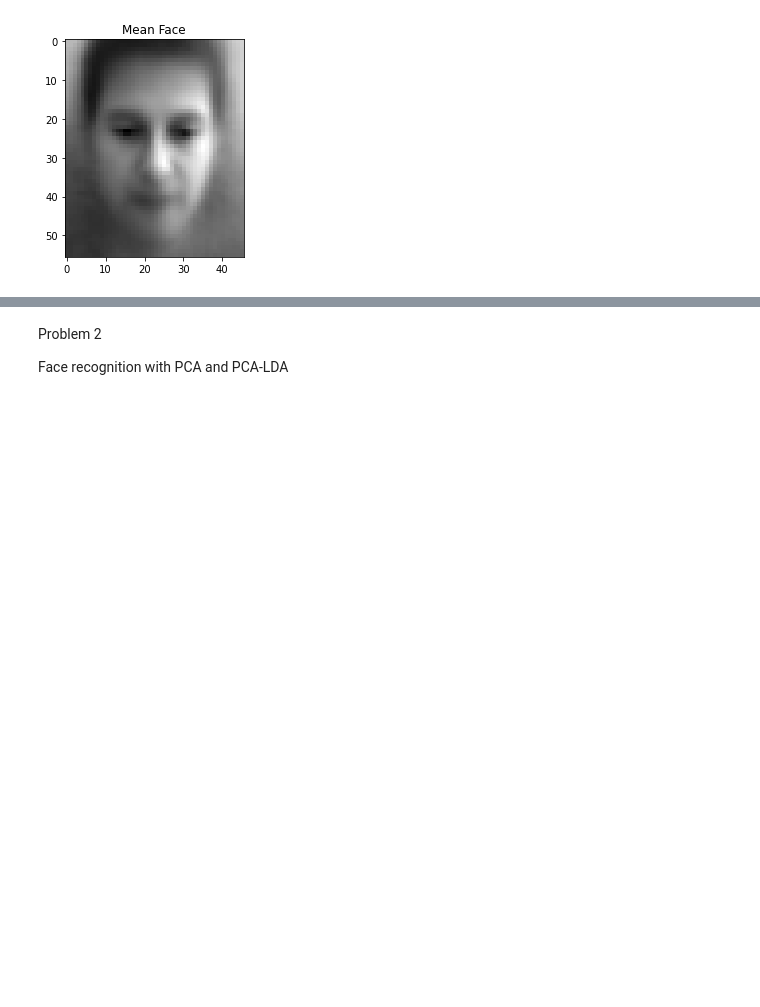
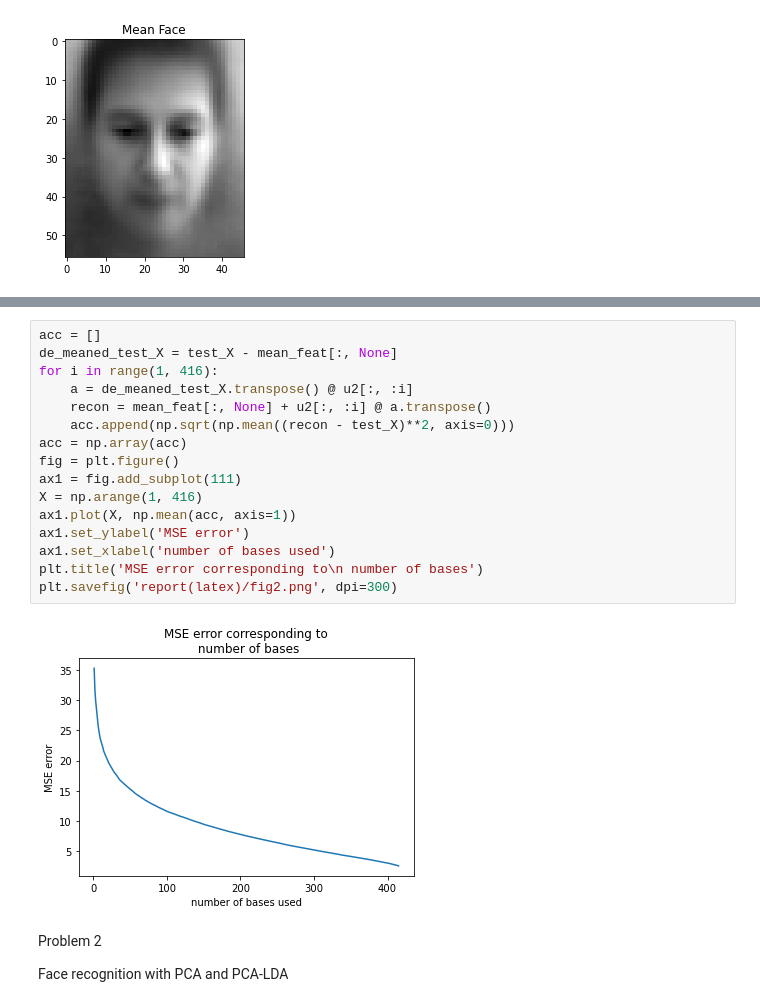
Before and after one commit to SeungminHwang/CS492-MLCV, a Jupyter notebook: coursework1/P1.ipynb, the cells around one changed output, grey strips where cells are left out. Cells and saved outputs as stored; diff of their text form; blank space fills up the shorter version.

```diff
--- a/coursework1/P1.ipynb
+++ b/coursework1/P1.ipynb
@@ -71,3 +94,21 @@ ax2.set_title('reconstructed with {} bases'.format(n));
+# %%
+acc = []
+de_meaned_test_X = test_X - mean_feat[:, None]
+for i in range(1, 416):
+    a = de_meaned_test_X.transpose() @ u2[:, :i]
+    recon = mean_feat[:, None] + u2[:, :i] @ a.transpose()
+    acc.append(np.sqrt(np.mean((recon - test_X)**2, axis=0)))
+acc = np.array(acc)
+fig = plt.figure()
+ax1 = fig.add_subplot(111)
+X = np.arange(1, 416)
+ax1.plot(X, np.mean(acc, axis=1))
+ax1.set_ylabel('MSE error')
+ax1.set_xlabel('number of bases used')
+plt.title('MSE error corresponding to\n number of bases')
+plt.savefig('report(latex)/fig2.png', dpi=300)
+# %% [output]
+[figure, added]
 # %% [markdown]
 Problem 2
 
```
Also changed, not shown: parts of 22 cells of this notebook, 7 other files.
